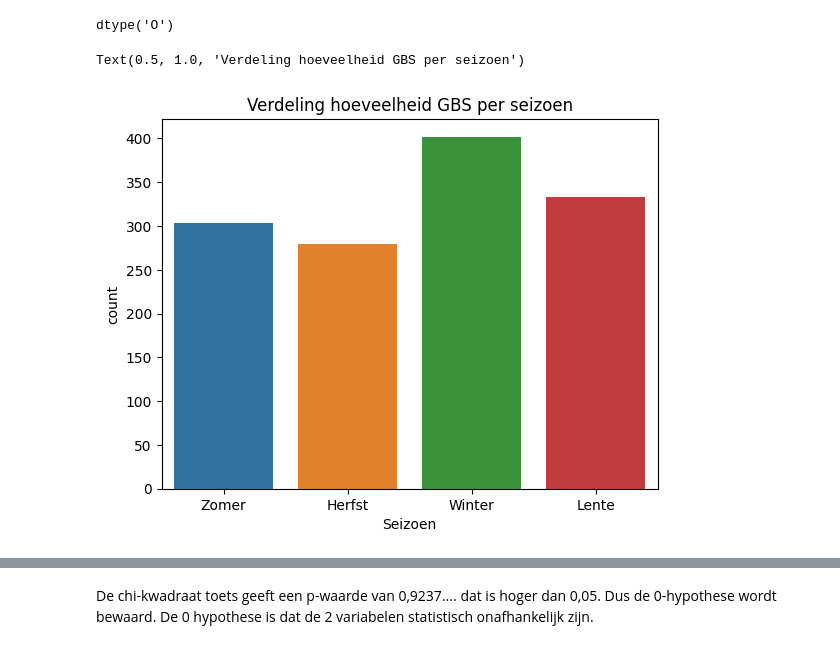
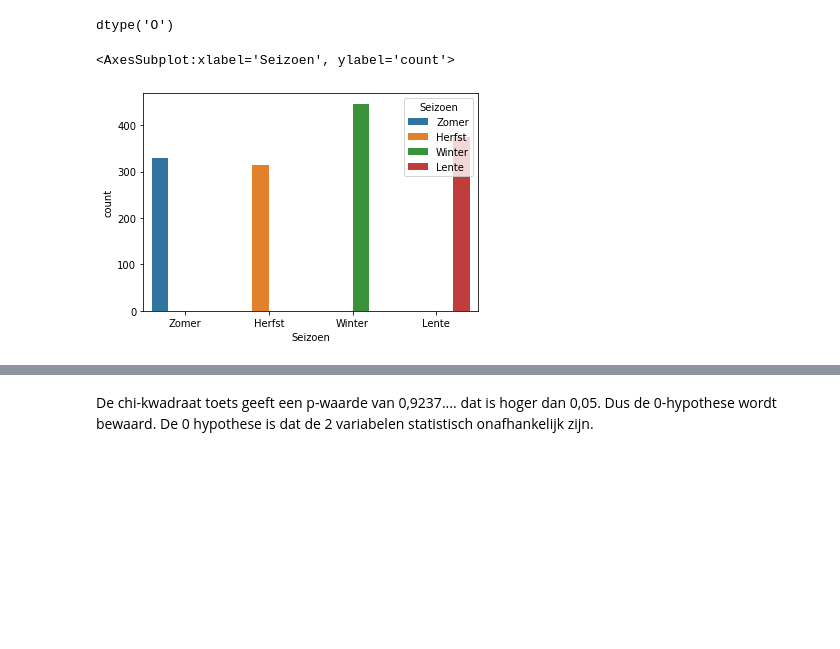
Before and after one commit to someoneontheworld/Modelleren-project, a Jupyter notebook: modelleren_code_groep_17.ipynb, the cells around one changed output, grey strips where cells are left out. Saved outputs shown, nothing was run; the diff lists cells and outputs as text; code cells hidden in the pictures; blank space fills up the shorter version.

```diff
--- a/modelleren_code_groep_17.ipynb
+++ b/modelleren_code_groep_17.ipynb
@@ -269,10 +267,10 @@ df['Seizoen'] = df.apply(lambda row: seizoenen(row['halfrond'], row['date_month'
 # a = df[['country_name','date_month','Seizoen']]
 # print(a)
 # %%
-sns.countplot(data = df,x='Seizoen', hue = 'Seizoen', legend= False).set_title('Verdeling hoeveelheid GBS per seizoen')
+sns.countplot(data = df,x='Seizoen', hue = 'Seizoen')#, legend= False).set_title('Verdeling hoeveelheid GBS per seizoen')
 # %% [output]
-Text(0.5, 1.0, 'Verdeling hoeveelheid GBS per seizoen')
+<AxesSubplot:xlabel='Seizoen', ylabel='count'>
-[figure, old version]
+[figure, new version]
 # %%
 Klimaat_Seizoen = pd.crosstab(df['klimaat'], df['Seizoen'])
 
```
Also changed, not shown: parts of 135 cells of this notebook.
